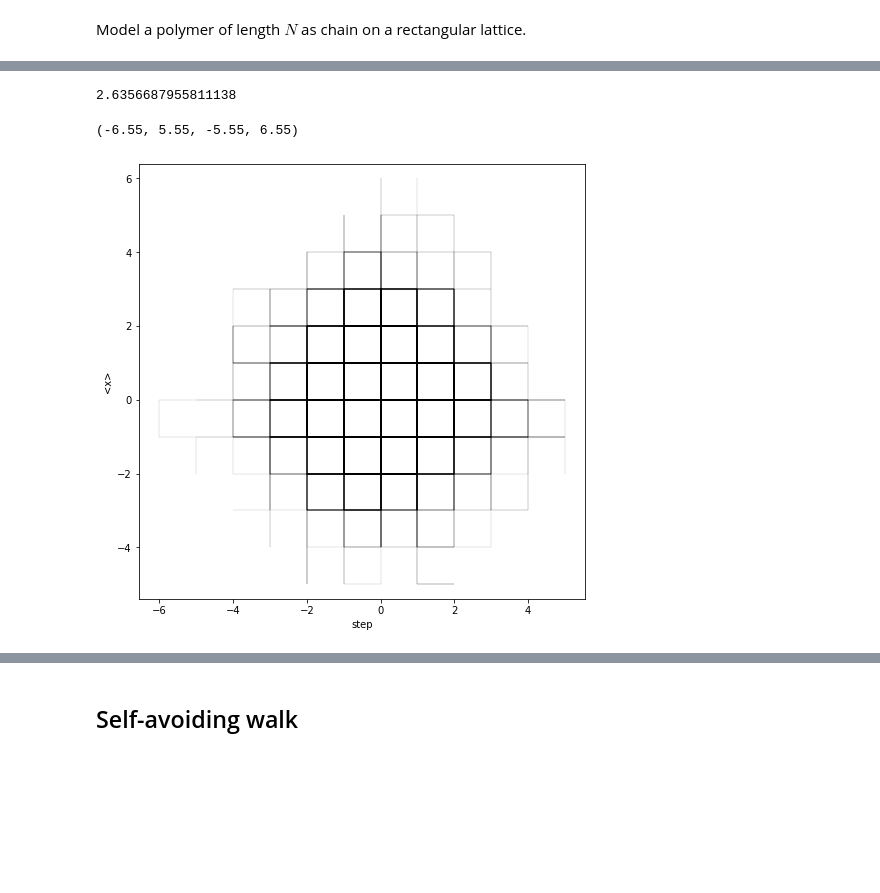
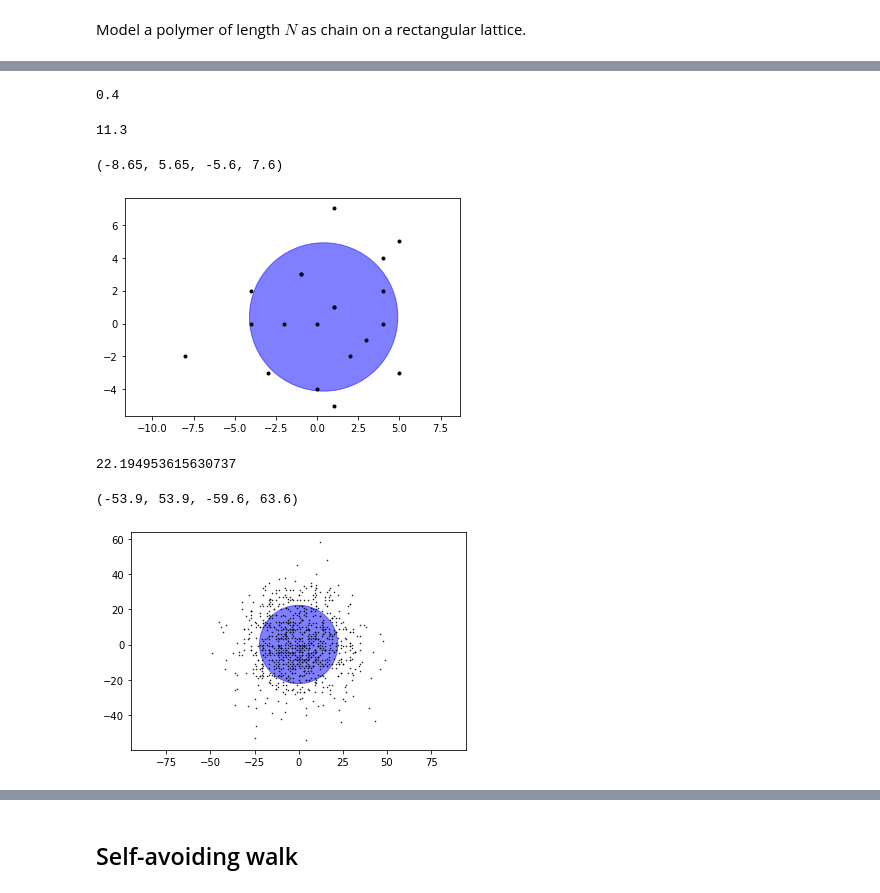
Before and after one commit to jmunroe/phys3800-winter2020, a Jupyter notebook: Ch07-Random-Processes/7.7-Applications-to-Polymers.ipynb, the cells around one changed output, grey strips where cells are left out. Drawn from its saved outputs; the diff is of its cells as text; code cells hidden in the pictures; blank space fills up the shorter version.

```diff
--- a/Ch07-Random-Processes/7.7-Applications-to-Polymers.ipynb
+++ b/Ch07-Random-Processes/7.7-Applications-to-Polymers.ipynb
@@ -48,15 +63,16 @@ def walker2D(N = 100, # number of steps
 # %%
-def run_trials(trials=10, N=20):
+def generateWalkers(M=10, N=20):
 
     rows = []
-    for t in range(trials):
+    for t in range(M):
         row = walker2D(N=N)
         rows.append(row)
 
+
     df = pd.DataFrame(rows)
-    df.trials = trials
-    df.N = N
 
     return df
+# %%
+df = generateWalkers(M=20)
 # %%
 def plot_xy(df):
@@ -70,2 +96,10 @@ def plot_xy(df):
+# %%
+df.x.mean()
+# %% [output]
+0.4
+# %%
+(df.x**2).mean()
+# %% [output]
+11.3
 # %%
 def compute_R(df):
@@ -78,5 +114,20 @@ def compute_R(df):
+# %%
+fig, ax = plt.subplots()
+
+plt.plot(df.x, df.y, 'k.')
+
+x_avg = df.x.mean()
+y_avg = df.y.mean()
+circle1 = plt.Circle((x_avg, y_avg), R, color='b', alpha=0.5)
+ax.add_artist(circle1)
+
+plt.axis('equal')
+# %% [output]
+(-8.65, 5.65, -5.6, 7.6)
+[figure, added]
 # %%
-df = run_trials(N=8, trials=1000)
-compute_R(df)
+df = generateWalkers(N=500, M=1000)
+R = compute_R(df)
+R
 # %% [output]
-2.6356687955811138
+22.194953615630737
@@ -85,8 +134,14 @@ df = run_trials(N=8, trials=1000)
-# %%
-plt.figure(figsize=(8,8))
-
-plot_xy(df)
-plt.axis('equal')
-# %% [output]
-(-6.55, 5.55, -5.55, 6.55)
-[figure, removed]
+# %%
+fig, ax = plt.subplots()
+
+plt.plot(df.x, df.y, 'k.', markersize=1)
+
+x_avg = df.x.mean()
+y_avg = df.y.mean()
+circle1 = plt.Circle((x_avg, y_avg), R, color='b', alpha=0.5)
+ax.add_artist(circle1)
+
+plt.axis('equal')
+# %% [output]
+(-53.9, 53.9, -59.6, 63.6)
+[figure, added]
```
Also changed, not shown: parts of 34 cells of this notebook.
